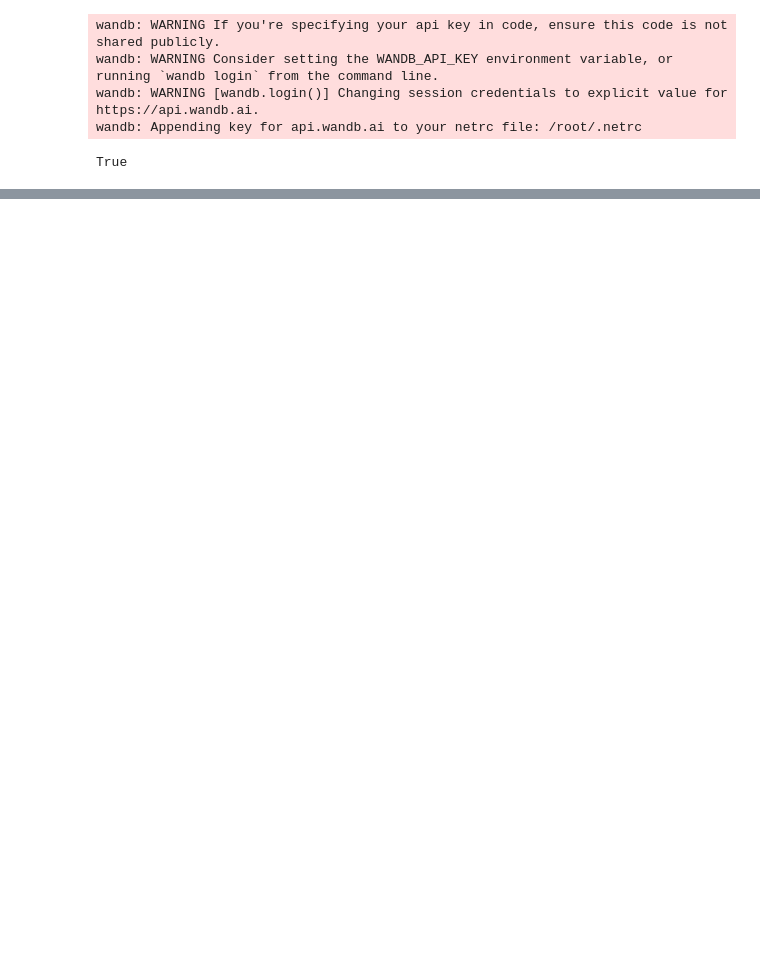
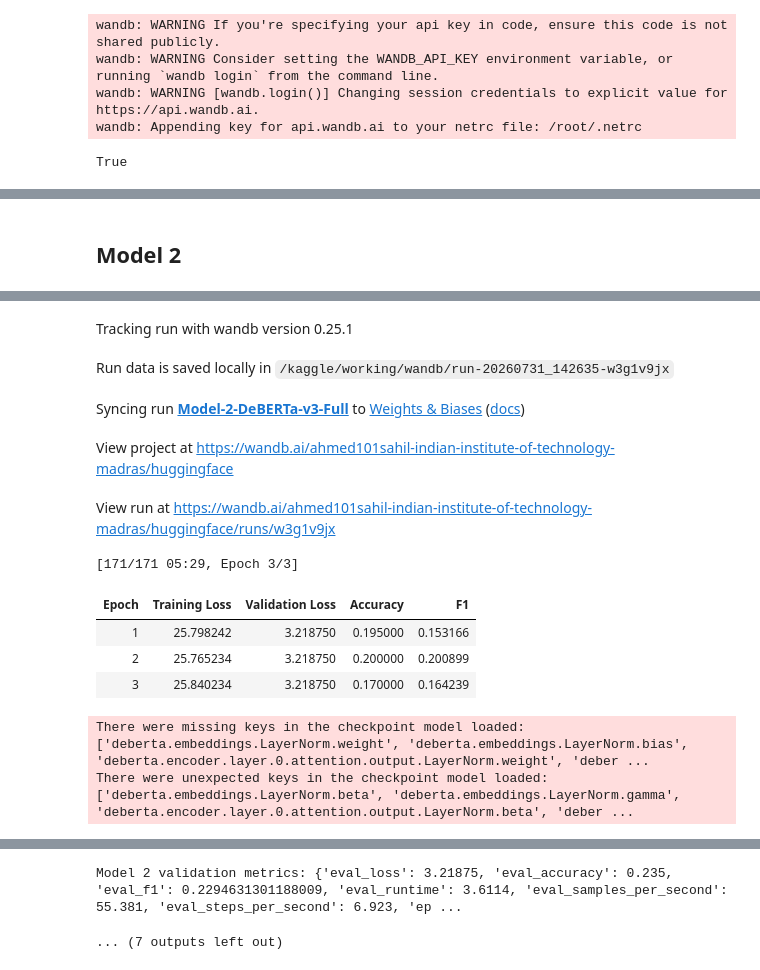
Before and after one commit to 22f2000691/dlgenai-t22026, a Jupyter notebook: DL-22f2000691-notebook-t22026.ipynb, the cells around one changed output, grey strips where cells are left out. Drawn from its saved outputs; the diff is of its cells as text; code cells hidden in the pictures; blank space fills up the shorter version.

Commit message:
Kaggle Notebook | DL-22f2000691-notebook-t22026 | Version 13

```diff
--- a/DL-22f2000691-notebook-t22026.ipynb
+++ b/DL-22f2000691-notebook-t22026.ipynb
@@ -102,12 +45,0 @@ train_df.fillna("None", inplace=True)
-# %%
-def clean_text(text):
-    text = str(text).lower()
-    text = re.sub(r'\s{2,}', '', text)
-    return text.strip()
-
-columns_to_clean = ['prompt', 'A', 'B', 'C', 'D', 'E']
-for col in columns_to_clean:
-    if col in train_df.columns:
-        train_df[col] = train_df[col].apply(clean_text)
-
-print("Data Cleaned")
@@ -908,0 +46,7 @@ Run history:
+# %%
+DATA_DIR = "/kaggle/input/competitions/smart-mcq-solver-challenge"
+KAGGLE_CORPUS_PATH = "/kaggle/input/datasets/ahmed101sahil/mcq-wikipedia-corpus/my_scraped_corpus"
+OPTION_COLS = ['A', 'B', 'C', 'D', 'E']
+LABELS = OPTION_COLS
+LABEL2ID = {l: i for i, l in enumerate(LABELS)}
+ID2LABEL = {i: l for l, i in LABEL2ID.items()}
@@ -908,0 +711,2 @@ Run history:
+# %% [markdown]
+## Model 2
@@ -908,0 +790,39 @@ Run history:
+# %%
+model_2 = AutoModelForMultipleChoice.from_pretrained(MODEL_NAME)
+
+training_args_m2 = TrainingArguments(
+    output_dir="./deberta_mcq_results",
+    eval_strategy="epoch",
+    save_strategy="epoch",
+    learning_rate=1e-5,
+    warmup_steps=50,
+    per_device_train_batch_size=2,
+    per_device_eval_batch_size=4,
+    gradient_accumulation_steps=8,
+    num_train_epochs=3,
+    weight_decay=0.01,
+    adam_epsilon=1e-6,
+    logging_steps=10,
+    max_grad_norm=0.5,
+    fp16=False,
+    report_to="wandb",
+    run_name="Model-2-DeBERTa-v3-Full",
+    load_best_model_at_end=True,
+    metric_for_best_model="f1",
+)
+
+trainer_m2 = Trainer(
+    model=model_2,
+    args=training_args_m2,
+    train_dataset=encoded_train_ds,
+    eval_dataset=encoded_val_ds,
+    processing_class=tokenizer,
+    data_collator=data_collator,
+    compute_metrics=compute_metrics_mc,
+)
+
+trainer_m2.train()
+model2_metrics = trainer_m2.evaluate()
+print("Model 2 validation metrics:", model2_metrics)
+wandb.finish()
+# %% [output]
@@ -908,0 +847,12 @@ Run history:
+Tracking run with wandb version 0.25.1
+Run data is saved locally in /kaggle/working/wandb/run-20260731_142635-w3g1v9jx
+Syncing run Model-2-DeBERTa-v3-Full to Weights & Biases (docs)
+View project at https://wandb.ai/ahmed101sahil-indian-institute-of-technology-madras/huggingface
+View run at https://wandb.ai/ahmed101sahil-indian-institute-of-technology-madras/huggingface/runs/w3g1v9jx
+[171/171 05:29, Epoch 3/3]
+| Epoch | Training Loss | Validation Loss | Accuracy | F1 |
+| 1 | 25.798242 | 3.218750 | 0.195000 | 0.153166 |
+| 2 | 25.765234 | 3.218750 | 0.200000 | 0.200899 |
+| 3 | 25.840234 | 3.218750 | 0.170000 | 0.164239 |
+There were missing keys in the checkpoint model loaded: ['deberta.embeddings.LayerNorm.weight', 'deberta.embeddings.LayerNorm.bias', 'deberta.encoder.layer.0.attention.output.LayerNorm.weight', 'deber ...
+There were unexpected keys in the checkpoint model loaded: ['deberta.embeddings.LayerNorm.beta', 'deberta.embeddings.LayerNorm.gamma', 'deberta.encoder.layer.0.attention.output.LayerNorm.beta', 'deber ...
@@ -908,0 +860,2 @@ Run history:
+Model 2 validation metrics: {'eval_loss': 3.21875, 'eval_accuracy': 0.235, 'eval_f1': 0.2294631301188009, 'eval_runtime': 3.6114, 'eval_samples_per_second': 55.381, 'eval_steps_per_second': 6.923, 'ep ...
+... (7 outputs left out)
```
Also changed, not shown: parts of 59 cells of this notebook.
